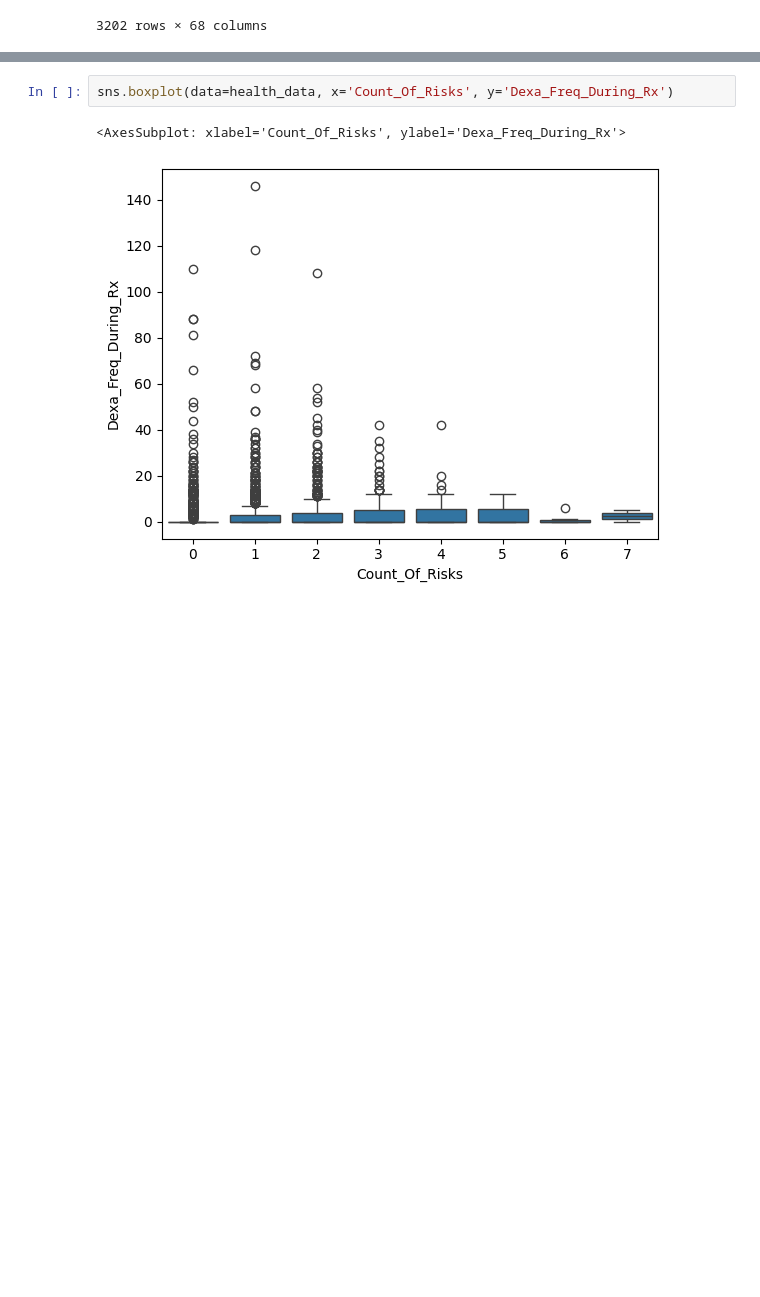
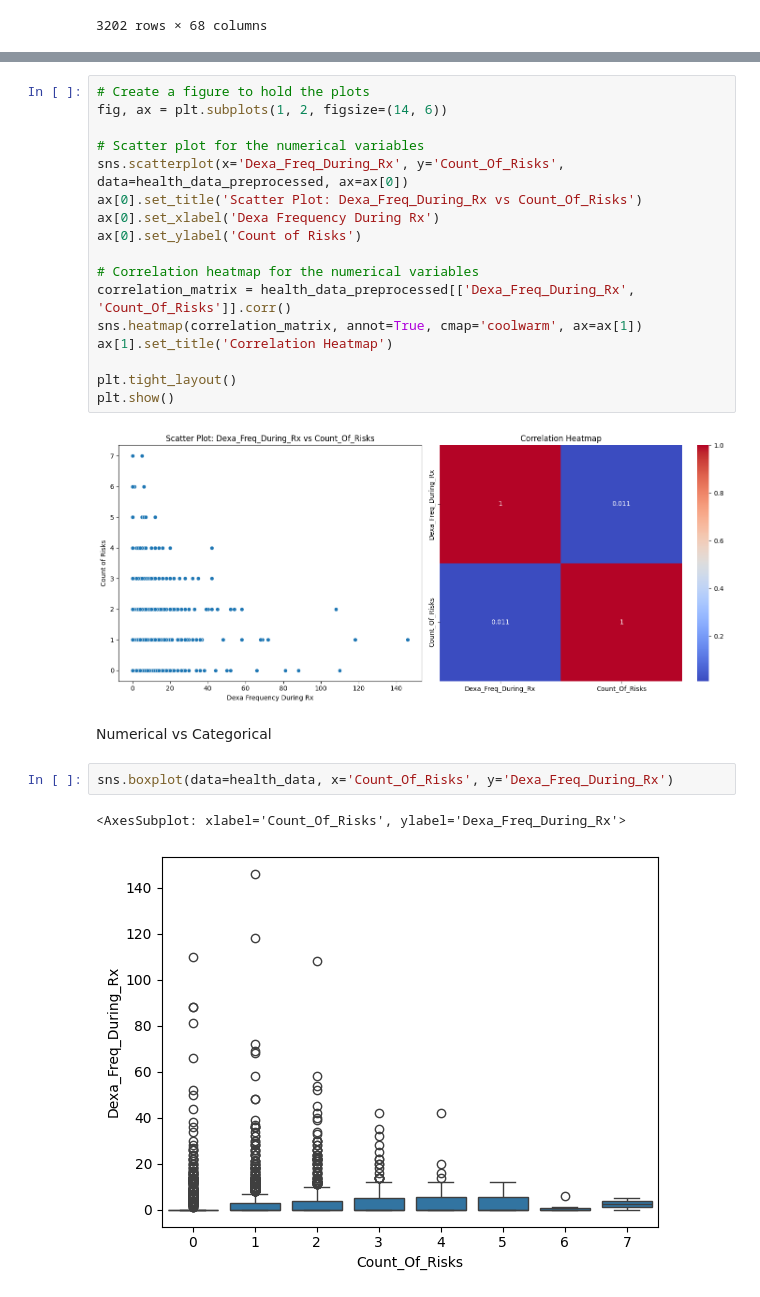
Before and after one commit to Yushamsi/Healthcare-Drug-Classification-EDA, a Jupyter notebook: Analysis.ipynb, the cells around one changed output, grey strips where cells are left out. Saved outputs shown, nothing was run; the diff lists cells and outputs as text; blank space fills up the shorter version.

```diff
--- a/Analysis.ipynb
+++ b/Analysis.ipynb
@@ -373,3 +379,24 @@ display(health_data_preprocessed)
+# %%
+# Create a figure to hold the plots
+fig, ax = plt.subplots(1, 2, figsize=(14, 6))
+
+# Scatter plot for the numerical variables
+sns.scatterplot(x='Dexa_Freq_During_Rx', y='Count_Of_Risks', data=health_data_preprocessed, ax=ax[0])
+ax[0].set_title('Scatter Plot: Dexa_Freq_During_Rx vs Count_Of_Risks')
+ax[0].set_xlabel('Dexa Frequency During Rx')
+ax[0].set_ylabel('Count of Risks')
+
+# Correlation heatmap for the numerical variables
+correlation_matrix = health_data_preprocessed[['Dexa_Freq_During_Rx', 'Count_Of_Risks']].corr()
+sns.heatmap(correlation_matrix, annot=True, cmap='coolwarm', ax=ax[1])
+ax[1].set_title('Correlation Heatmap')
+
+plt.tight_layout()
+plt.show()
+# %% [output]
+[figure, added]
+# %% [markdown]
+Numerical vs Categorical
 # %%
 sns.boxplot(data=health_data, x='Count_Of_Risks', y='Dexa_Freq_During_Rx')
 # %% [output]
```
Also changed, not shown: parts of 7 cells of this notebook, 4 other files.
